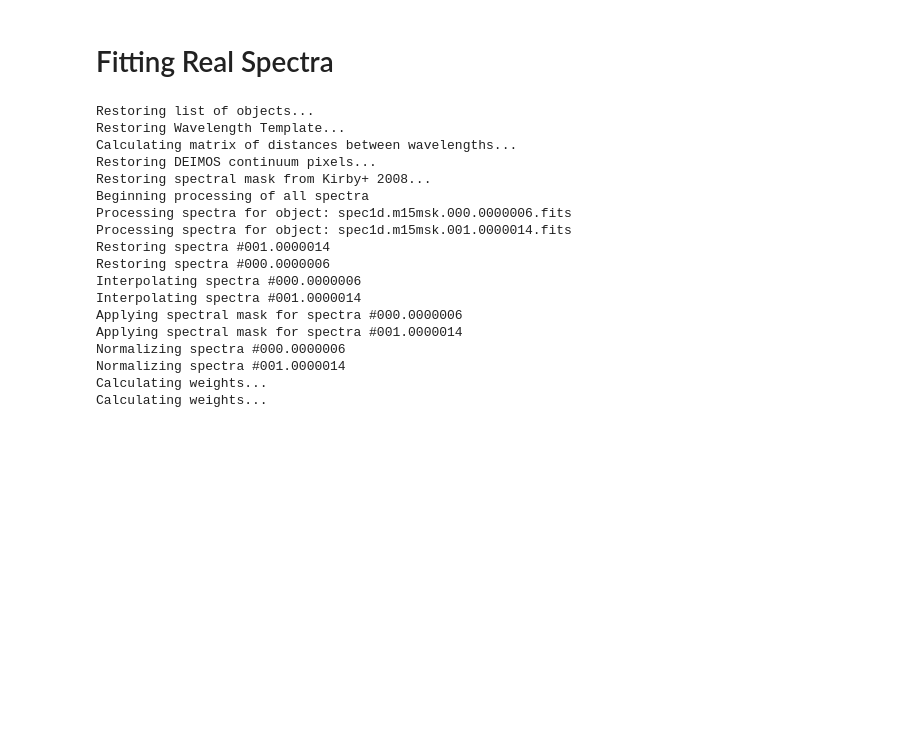
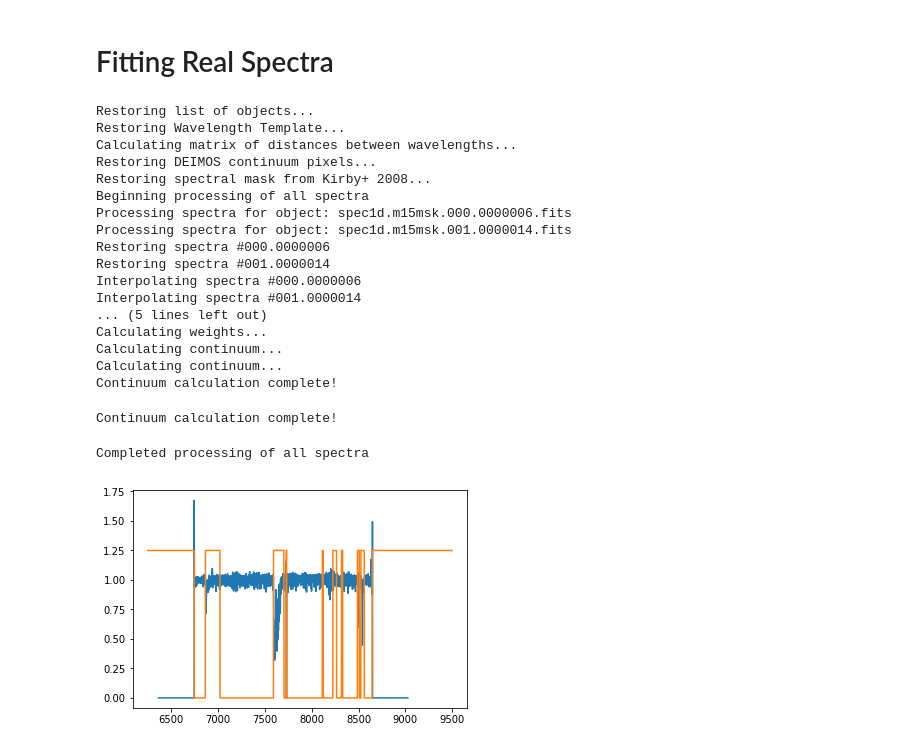
Before and after one commit to NathanSandford/D-Payne, a Jupyter notebook: development/Testing_NN_fitting.ipynb, the cells around one changed output. Cells and saved outputs as stored; diff of their text form; code cells hidden in the pictures; blank space fills up the shorter version.

```diff
--- a/development/Testing_NN_fitting.ipynb
+++ b/development/Testing_NN_fitting.ipynb
@@ -64,7 +68,7 @@ True Labels:
 # %% [markdown]
 # Fitting Spectra from the Training Set
 # %%
-D_PayneDir = '/Users/Nathan/Documents/Berkeley/Chemical_Evolution/DEIMOS/D-Payne/'
+D_PayneDir = utils.D_PayneDir
 SpectraDir = D_PayneDir + 'spectra/synth_spectra/'
 SpectraFile = 'convolved_synthetic_spectra_MIST.npz'
 temp = np.load(SpectraDir + SpectraFile)
@@ -174,8 +178,8 @@ Which method of fitting the DEIMOS spectrum do you want to use:
 method = 'Horne'
 
 # Directory reduced DEIMOS spectra reside in
-DEIMOSDir = '/Users/Nathan/Documents/Berkeley/Chemical_Evolution/DEIMOS/'
-InputDir = DEIMOSDir + 'U112/m15msk/'
+DEIMOSDir = '/global/scratch/nathan_sandford/DEIMOS/'
+InputDir = DEIMOSDir + 'U112/m15msk/m15msk/'
 # Input List of DEIMOS spectra to be processed for fitting
 InputList = InputDir + 'spec1d.m15msk.txt'
 # D-Payne Directory
@@ -259,7 +263,7 @@ def process_deimos_spectra(i):
                                    spec=spec_temp,
                                    spec_err=(ivar_temp**-1))
     print('Applying spectral mask for spectra #%s' % ObjNumber)
-    spec_err[mask] = 999.
+    spec_err[mask] = 1e16
     print('Normalizing spectra #%s' % ObjNumber)
     cont_spec = \
         utils.get_deimos_continuum(spec, spec_err=spec_err,
@@ -273,18 +277,14 @@ def process_deimos_spectra(i):
 print('Beginning processing of all spectra')
 pool = multiprocessing.Pool(multiprocessing.cpu_count())
 temp = pool.map(process_deimos_spectra, range(len(ObjList)))
-#ObjNumber =
-#wavelength =
-#spec =
-#spec_err =
-#RA =
-#Dec =
+temp = list(zip(*temp))
+ObjNumber, wavelength, spec, spec_err, RA, Dec = temp
 print('Completed processing of all spectra')
 
 # Save processed spectra
-#print('Saving all processed spectra to %s' % OutputFile)
-#np.savez(OutputDir + OutputFile, obj=ObjNumber, wavelength=wavelength,
-#         spec=spec, spec_err=(ivar**-1), RA=RA, Dec=Dec)
+# print('Saving all processed spectra to %s' % OutputFile)
+# np.savez(OutputDir + OutputFile, obj=ObjNumber, wavelength=wavelength,
+#          spec=spec, spec_err=(ivar**-1), RA=RA, Dec=Dec)
 #
 # %% [output]
 Restoring list of objects...
@@ -295,13 +295,22 @@ Restoring spectral mask from Kirby+ 2008...
 Beginning processing of all spectra
 Processing spectra for object: spec1d.m15msk.000.0000006.fits
 Processing spectra for object: spec1d.m15msk.001.0000014.fits
+Restoring spectra #000.0000006
 Restoring spectra #001.0000014
-Restoring spectra #000.0000006
 Interpolating spectra #000.0000006
 Interpolating spectra #001.0000014
-Applying spectral mask for spectra #000.0000006
-Applying spectral mask for spectra #001.0000014
-Normalizing spectra #000.0000006
-Normalizing spectra #001.0000014
+... (5 lines left out)
 Calculating weights...
-Calculating weights...
+Calculating continuum...
+Calculating continuum...
+Continuum calculation complete!
+Continuum calculation complete!
+Completed processing of all spectra
+# %%
+i = 0
+
+plt.plot(wavelength[i],spec[i])
+plt.plot(wavelength[i],spec_err[i]/(np.max(spec_err)-2e15))
+plt.show()
+# %% [output]
+[figure, added]
```
Also changed, not shown: parts of 3 cells of this notebook, 2 other files.
